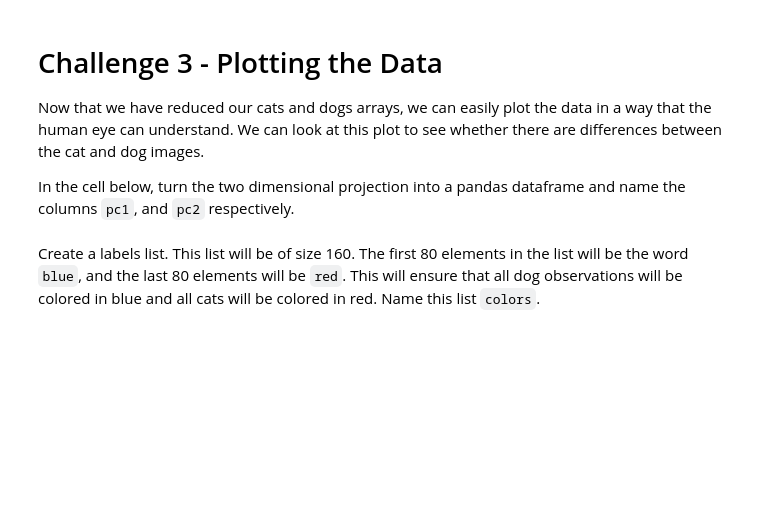
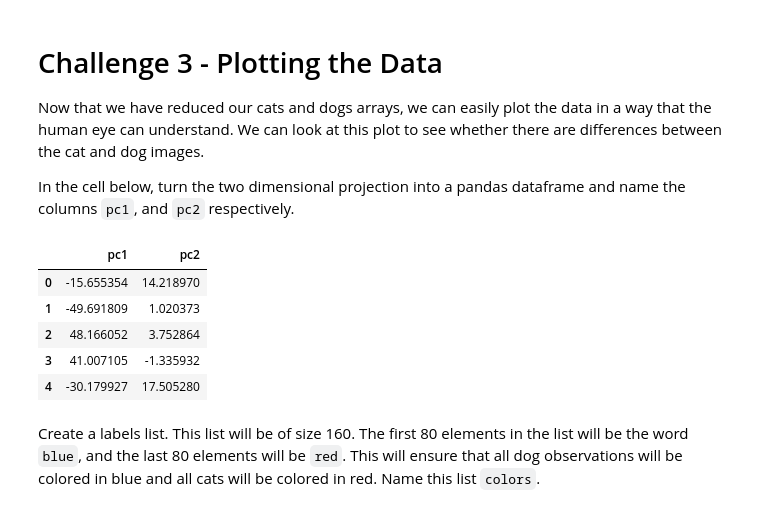
Before and after one commit to ta-datapt-bcn/lab-pca, a Jupyter notebook: your-code/main.ipynb, the cells around one changed output. Saved outputs shown, nothing was run; the diff lists cells and outputs as text; code cells hidden in the pictures; blank space fills up the shorter version.

```diff
--- a/your-code/main.ipynb
+++ b/your-code/main.ipynb
@@ -63,6 +87,7 @@ Now, use the `np.concatenate` function to combine the cats and dogs arrays. Use
 Standardize the concatenated array below.
 # %%
 # Your code here:
+std_cats_and_dogs = standardize(cats_and_dogs)
 # %% [markdown]
 # Challenge 2 - Using PCA
 
@@ -74,3 +97,7 @@ Load the `PCA` function from `statsmodels` (read about this function [here](http
+# %%
+# Your code here:
+from statsmodels.multivariate.pca import PCA
+pca = PCA(std_cats_and_dogs, ncomp=2)
 # %% [markdown]
 Use `numpy` to find to transpose the standardized pet array. This will help us compute the projection.
 # %%
@@ -87,6 +135,15 @@ Now that we have reduced our cats and dogs arrays, we can easily plot the data i
 In the cell below, turn the two dimensional projection into a pandas dataframe and name the columns `pc1`, and `pc2` respectively.
 # %%
 # Your code here:
+df_pca = pd.DataFrame(cats_and_dogs_dot, columns=['pc1','pc2'])
+df_pca.head()
+# %% [output]
+|  | pc1 | pc2 |
+| 0 | -15.655354 | 14.218970 |
+| 1 | -49.691809 | 1.020373 |
+| 2 | 48.166052 | 3.752864 |
+| 3 | 41.007105 | -1.335932 |
+| 4 | -30.179927 | 17.505280 |
 # %% [markdown]
 Create a labels list. This list will be of size 160. The first 80 elements in the list will be the word `blue`, and the last 80 elements will be `red`. This will ensure that all dog observations will be colored in blue and all cats will be colored in red. Name this list `colors`.
 # %%
```
Also changed, not shown: parts of 15 cells of this notebook, 1 other file.
